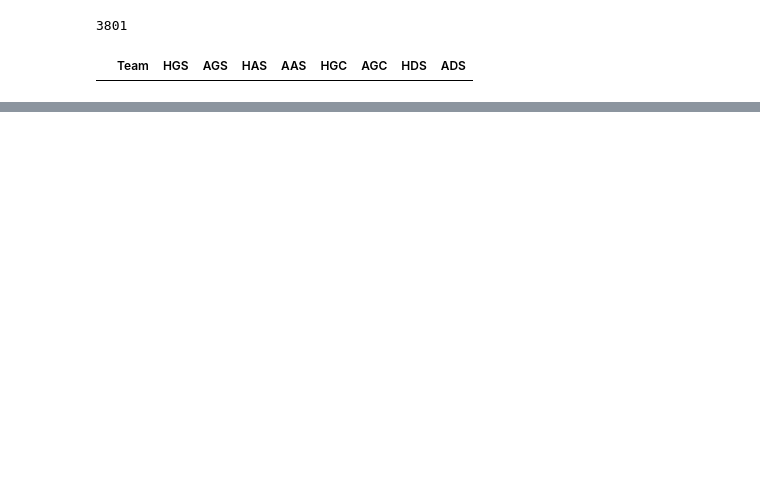
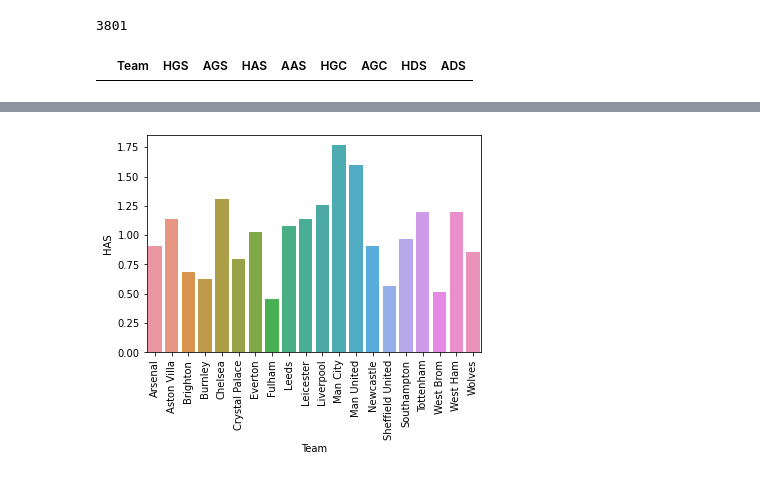
Before and after one commit to ShaneMcGinley/Football_Prediction, a Jupyter notebook: Predicting.ipynb, the cells around one changed output, grey strips where cells are left out. Cells and saved outputs as stored; diff of their text form; code cells hidden in the pictures; blank space fills up the shorter version.

Commit message:
Getting and Displaying Home/Away Attacking Strengths Along With Other Details

```diff
--- a/Predicting.ipynb
+++ b/Predicting.ipynb
@@ -543,6 +582,9 @@ df.shape[0]
 # %%
 res_home = df.groupby('HomeTeam')
 res_away = df.groupby('AwayTeam')
+# %%
+res_home_20 = df20_21.groupby('HomeTeam')
+res_away_20 = df20_21.groupby('AwayTeam')
 # %%
 table.Team = res_home.HomeTeam.all().values
 table.HGS = res_home.FTHG.sum().values
@@ -550,4 +592,10 @@ table.HGC = res_home.FTAG.sum().values
 table.AGS = res_away.FTAG.sum().values
 table.AGC = res_away.FTHG.sum().values
 table = table[table.Team]
+# %%
+table_20.Team = res_home_20.HomeTeam.indices
+table_20.HGS = res_home_20.FTHG.sum().values
+table_20.HGC = res_home_20.FTAG.sum().values
+table_20.AGS = res_away_20.FTAG.sum().values
+table_20.AGC = res_away_20.FTHG.sum().values
 # %%
@@ -579,3 +636,5 @@ num_games
+# %%
+num_games_20 = df20_21.shape[0]/20
 # %%
 df.head(10)
 # %% [output]
@@ -616,0 +681,6 @@ table.head(100)
+# %%
+table_20.HAS = (table_20.HGS / num_games_20) / avg_home_goals_20_21
+table_20.AAS = (table_20.AGS / num_games_20) / avg_away_goals_20_21
+table_20.HDS = (table_20.HGC / num_games_20) / avg_home_conceded_20_21
+table_20.ADS = (table_20.AGC / num_games_20) / avg_away_conceded_20_21
+table_20
@@ -622,0 +711,6 @@ for item in has_plot.get_xticklabels():
+# %%
+has_plot = sns.barplot(table_20.Team,table_20.HAS)
+for item in has_plot.get_xticklabels():
+    item.set_rotation(90)
+# %% [output]
+[figure, added]
```
Also changed, not shown: parts of 27 cells of this notebook.
